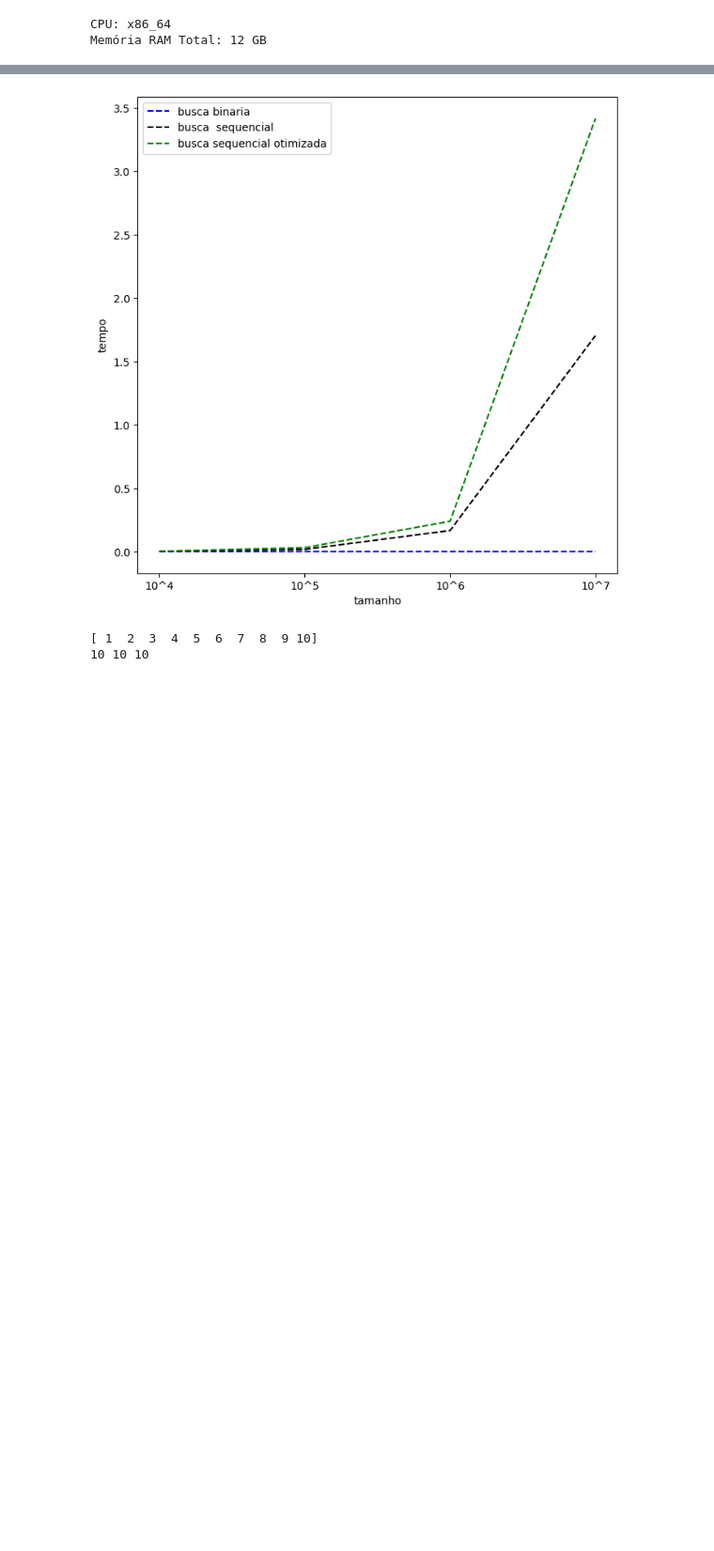
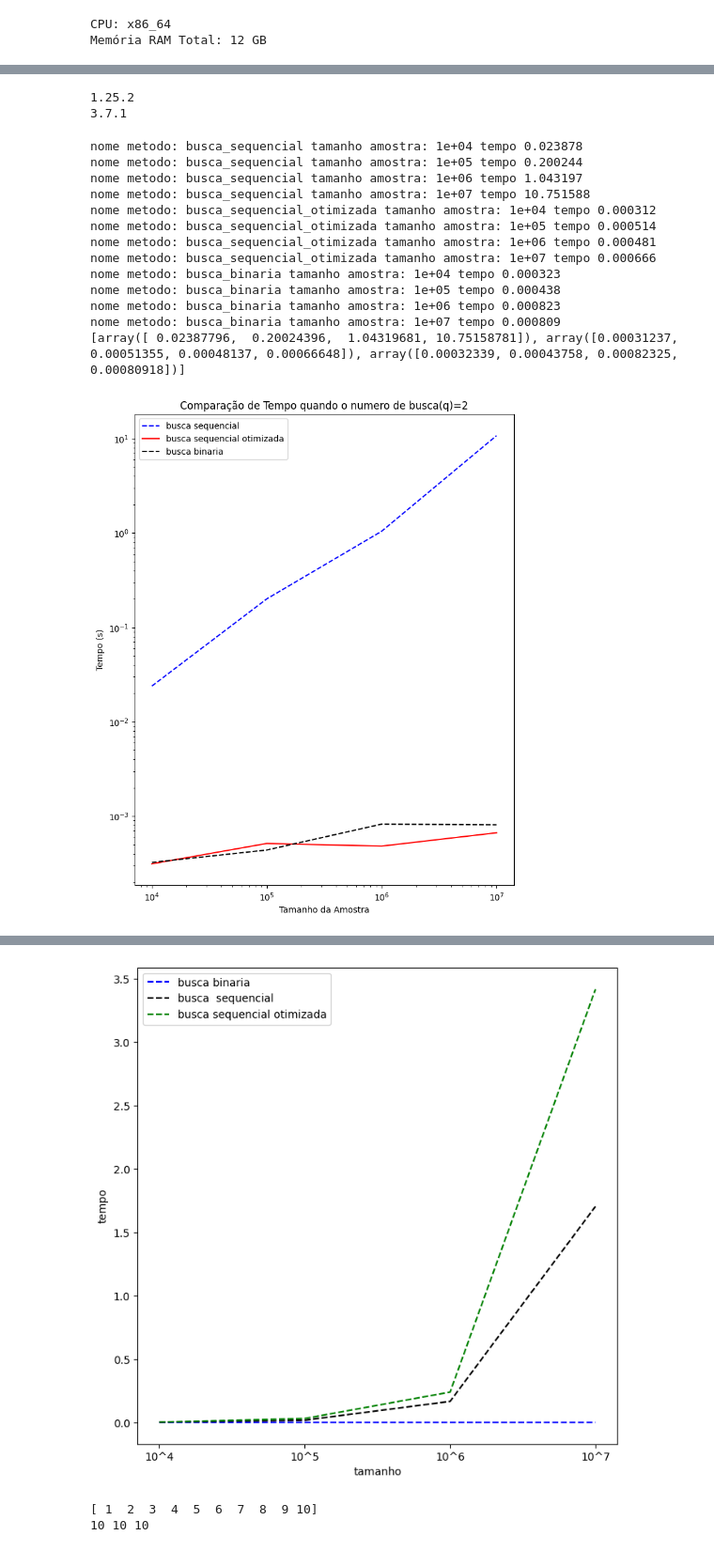
Before and after one commit to reidnersousa/IFB_Analise_Algoritmo_2024, a Jupyter notebook: Analise_Algoritmo_busca.ipynb, the cells around one changed output, grey strips where cells are left out. Shown at 94% size. Cells and saved outputs as stored; diff of their text form; code cells hidden in the pictures; blank space fills up the shorter version.

Commit message:
Modificações no metodo gerando_grafico, colocando o gráfico em escala logarítmica

```diff
--- a/Analise_Algoritmo_busca.ipynb
+++ b/Analise_Algoritmo_busca.ipynb
@@ -18,3 +22,11 @@ Memória RAM Total: 12 GB
+# %%
+import numpy as np
+import matplotlib as mb
+print(np.__version__)
+print(mb.__version__)
+# %% [output]
+1.25.2
+3.7.1
 # %%
 
 import numpy as np
@@ -150,36 +162,57 @@ class Manager:
 
       m = (primeiro + ultimo )//2
 
       if vetor[m]== alvo:
 
         encontrou = True
         break
 
       else :
 
         if vetor[m]< alvo :
           primeiro = m+1
 
         elif vetor[m]> alvo :
           ultimo = m-1
 
 
     return encontrou
 
   def gerando_grafico(self):
-    tamanho =['10^4','10^5','10^6','10^7']
+    tamanho =[1e4,1e5,1e6,1e7]
     tempo=[]
 
     tempo.append(self.tempo_sequencial)
     tempo.append(self.tempo_sequencial_otimizado)
     tempo.append(self.tempo_binaria)
+    print(tempo)
     algoritmo =['busca sequencial','busca sequencial otimizada','busca binaria']
-    plt.figure(figsize=(8,8))
+    plt.figure(figsize=(8,10))
+    plt.title(f"Comparação de Tempo quando o numero de busca(q)={self.nome}")
     plt.plot(tamanho ,tempo[0] , label=algoritmo[0],color='blue',linestyle='--')
-    plt.plot(tamanho ,tempo[1] , label=algoritmo[1],color='black',linestyle='--')
-    plt.plot(tamanho ,tempo[2] , label=algoritmo[2],color='green',linestyle='--')
-    plt.xlabel("tamanho")
-    plt.ylabel("tempo")
+    plt.plot(tamanho ,tempo[1] , label=algoritmo[1],color='red',linestyle='solid')
+    plt.plot(tamanho ,tempo[2] , label=algoritmo[2],color='black',linestyle='--')
+    plt.xlabel("Tamanho da Amostra")
+    plt.ylabel("Tempo (s)")
+    plt.xscale("log")
+    plt.yscale("log")
+
+
 
     plt.legend()
     plt.savefig(f'{self.nome}_grafico.png')
+# %% [output]
+nome metodo: busca_sequencial tamanho amostra: 1e+04 tempo 0.023878
+nome metodo: busca_sequencial tamanho amostra: 1e+05 tempo 0.200244
+nome metodo: busca_sequencial tamanho amostra: 1e+06 tempo 1.043197
+nome metodo: busca_sequencial tamanho amostra: 1e+07 tempo 10.751588
+nome metodo: busca_sequencial_otimizada tamanho amostra: 1e+04 tempo 0.000312
+nome metodo: busca_sequencial_otimizada tamanho amostra: 1e+05 tempo 0.000514
+nome metodo: busca_sequencial_otimizada tamanho amostra: 1e+06 tempo 0.000481
+nome metodo: busca_sequencial_otimizada tamanho amostra: 1e+07 tempo 0.000666
+nome metodo: busca_binaria tamanho amostra: 1e+04 tempo 0.000323
+nome metodo: busca_binaria tamanho amostra: 1e+05 tempo 0.000438
+nome metodo: busca_binaria tamanho amostra: 1e+06 tempo 0.000823
+nome metodo: busca_binaria tamanho amostra: 1e+07 tempo 0.000809
+[array([ 0.02387796,  0.20024396,  1.04319681, 10.75158781]), array([0.00031237, 0.00051355, 0.00048137, 0.00066648]), array([0.00032339, 0.00043758, 0.00082325, 0.00080918])]
+[figure, added]
```
Also changed, not shown: parts of 9 cells of this notebook.
